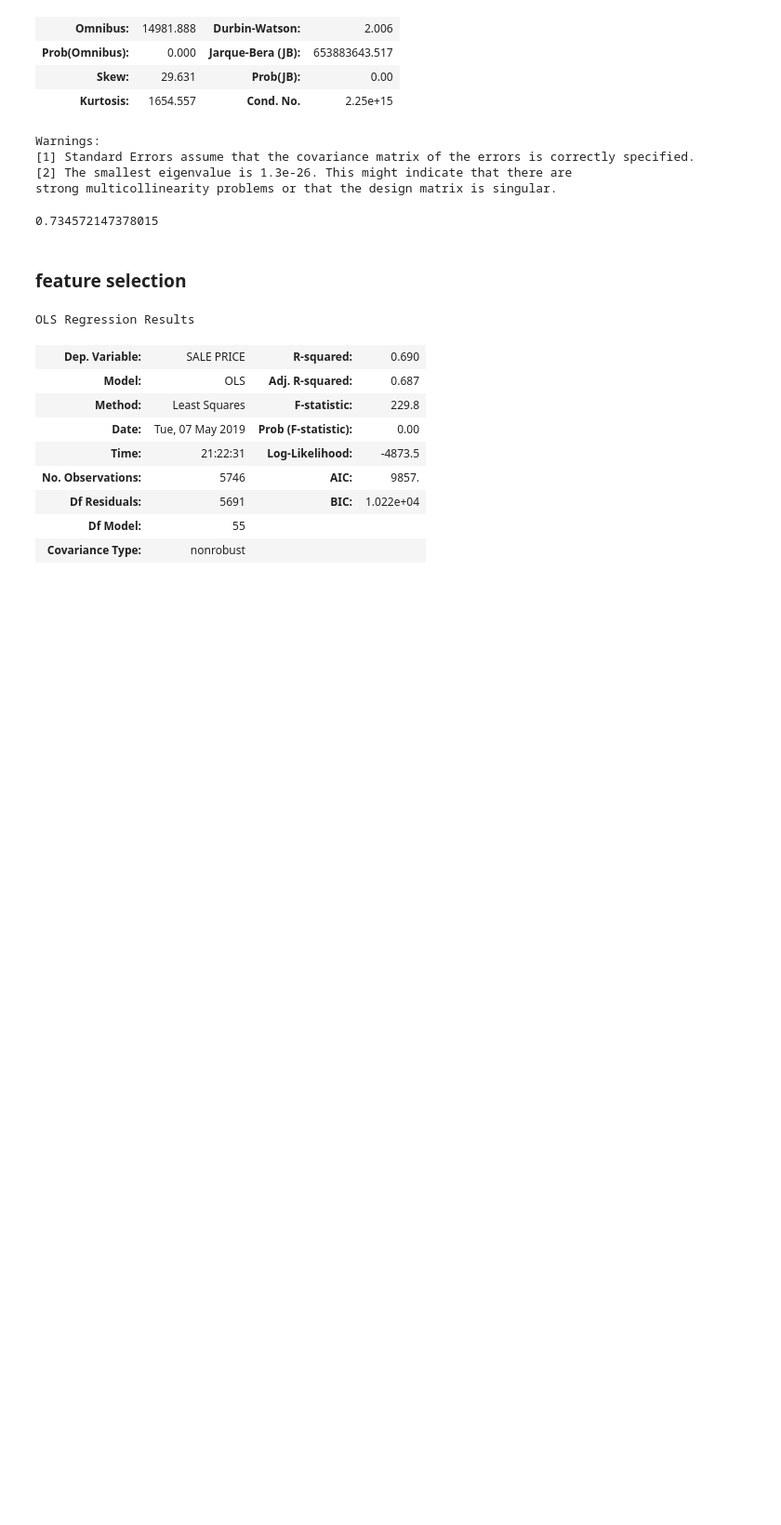
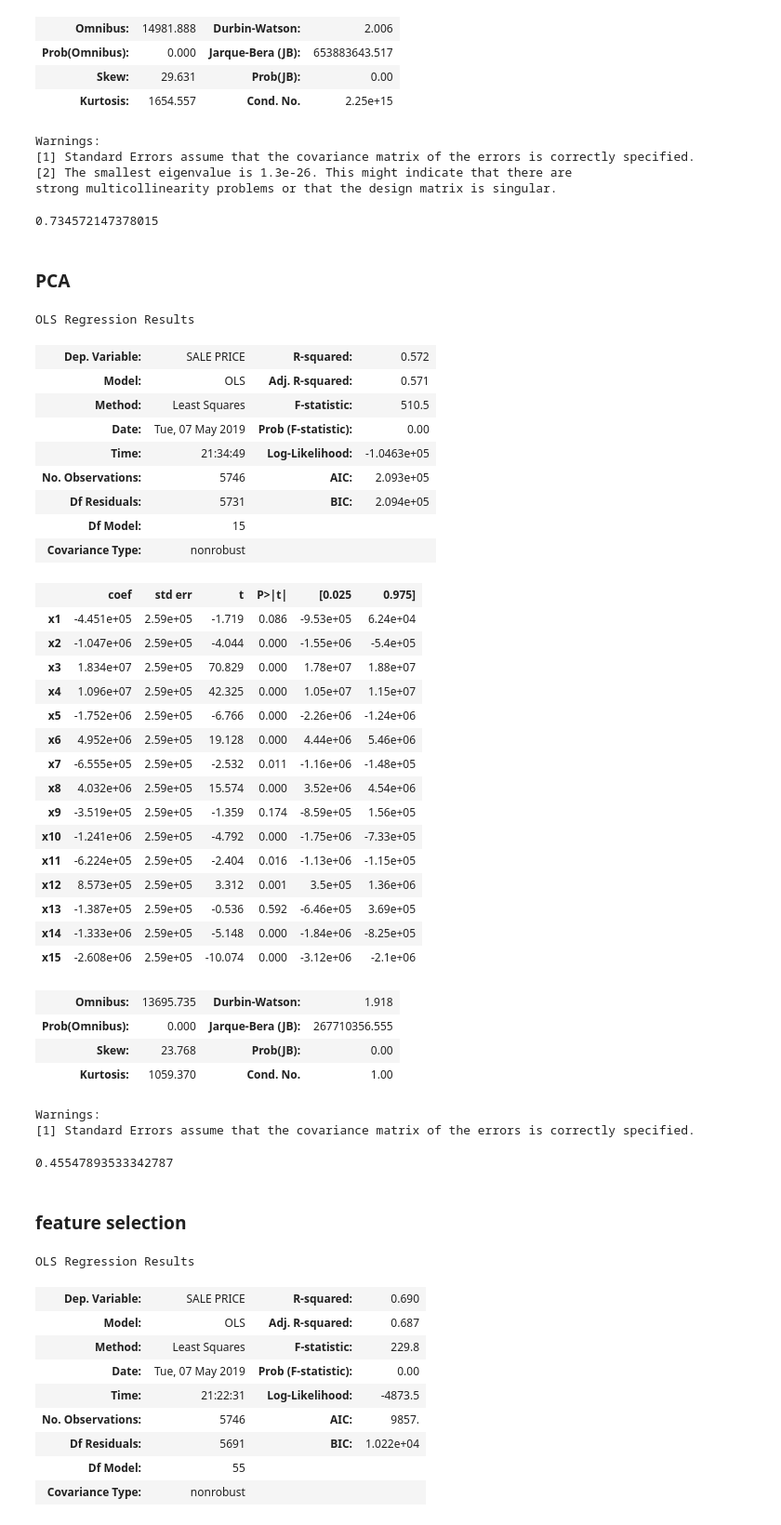
Before and after one commit to JunjieTsai/MLC2019_Project, a Jupyter notebook: 0507 Preprocessing3 & Modeling.ipynb, the cells around one changed output. Shown: that part at 93% size. Drawn from its saved outputs; the diff is of its cells as text; code cells hidden in the pictures; blank space fills up the shorter version.

```diff
--- a/0507 Preprocessing3 & Modeling.ipynb
+++ b/0507 Preprocessing3 & Modeling.ipynb
@@ -411,6 +411,50 @@ Y_pred = mod.predict(X_standardized_test)
 r2_score(Y_standardized_test, Y_pred)
 # %% [output]
 0.734572147378015
+# %% [markdown]
+### PCA
+# %%
+mod = sm.OLS(Y_train, X_standardized_train_PCA).fit()
+mod.summary()
+# %% [output]
+OLS Regression Results
+| Dep. Variable: | SALE PRICE | R-squared: | 0.572 |
+| Model: | OLS | Adj. R-squared: | 0.571 |
+| Method: | Least Squares | F-statistic: | 510.5 |
+| Date: | Tue, 07 May 2019 | Prob (F-statistic): | 0.00 |
+| Time: | 21:34:49 | Log-Likelihood: | -1.0463e+05 |
+| No. Observations: | 5746 | AIC: | 2.093e+05 |
+| Df Residuals: | 5731 | BIC: | 2.094e+05 |
+| Df Model: | 15 |  |  |
+| Covariance Type: | nonrobust |  |  |
+|  | coef | std err | t | P>|t| | [0.025 | 0.975] |
+| x1 | -4.451e+05 | 2.59e+05 | -1.719 | 0.086 | -9.53e+05 | 6.24e+04 |
+| x2 | -1.047e+06 | 2.59e+05 | -4.044 | 0.000 | -1.55e+06 | -5.4e+05 |
+| x3 | 1.834e+07 | 2.59e+05 | 70.829 | 0.000 | 1.78e+07 | 1.88e+07 |
+| x4 | 1.096e+07 | 2.59e+05 | 42.325 | 0.000 | 1.05e+07 | 1.15e+07 |
+| x5 | -1.752e+06 | 2.59e+05 | -6.766 | 0.000 | -2.26e+06 | -1.24e+06 |
+| x6 | 4.952e+06 | 2.59e+05 | 19.128 | 0.000 | 4.44e+06 | 5.46e+06 |
+| x7 | -6.555e+05 | 2.59e+05 | -2.532 | 0.011 | -1.16e+06 | -1.48e+05 |
+| x8 | 4.032e+06 | 2.59e+05 | 15.574 | 0.000 | 3.52e+06 | 4.54e+06 |
+| x9 | -3.519e+05 | 2.59e+05 | -1.359 | 0.174 | -8.59e+05 | 1.56e+05 |
+| x10 | -1.241e+06 | 2.59e+05 | -4.792 | 0.000 | -1.75e+06 | -7.33e+05 |
+| x11 | -6.224e+05 | 2.59e+05 | -2.404 | 0.016 | -1.13e+06 | -1.15e+05 |
+| x12 | 8.573e+05 | 2.59e+05 | 3.312 | 0.001 | 3.5e+05 | 1.36e+06 |
+| x13 | -1.387e+05 | 2.59e+05 | -0.536 | 0.592 | -6.46e+05 | 3.69e+05 |
+| x14 | -1.333e+06 | 2.59e+05 | -5.148 | 0.000 | -1.84e+06 | -8.25e+05 |
+| x15 | -2.608e+06 | 2.59e+05 | -10.074 | 0.000 | -3.12e+06 | -2.1e+06 |
+| Omnibus: | 13695.735 | Durbin-Watson: | 1.918 |
+| Prob(Omnibus): | 0.000 | Jarque-Bera (JB): | 267710356.555 |
+| Skew: | 23.768 | Prob(JB): | 0.00 |
+| Kurtosis: | 1059.370 | Cond. No. | 1.00 |
+Warnings:
+[1] Standard Errors assume that the covariance matrix of the errors is correctly specified.
+# %%
+from sklearn.metrics import r2_score
+Y_pred = mod.predict(X_standardized_test_PCA)
+r2_score(Y_test, Y_pred)
+# %% [output]
+0.45547893533342787
 # %% [markdown]
 ### feature selection
 # %%
```
Also changed, not shown: parts of 1 cell of this notebook, 1 other file.
